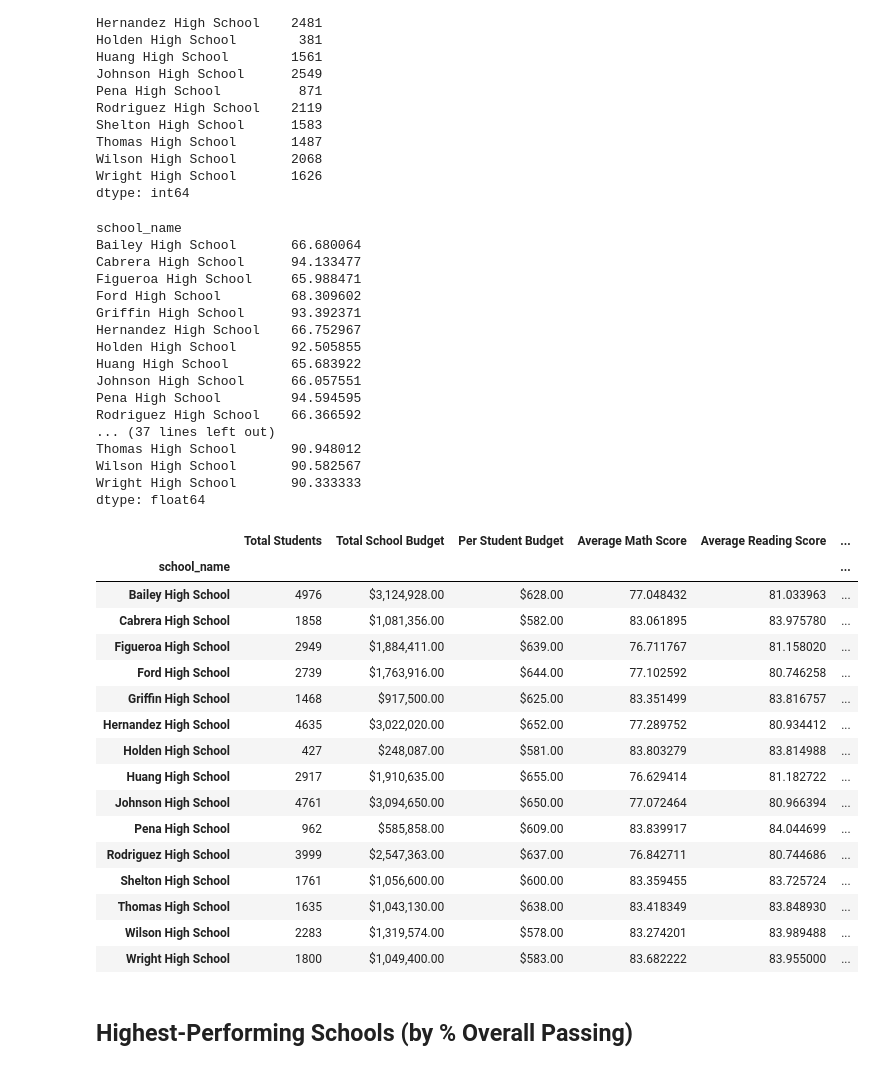
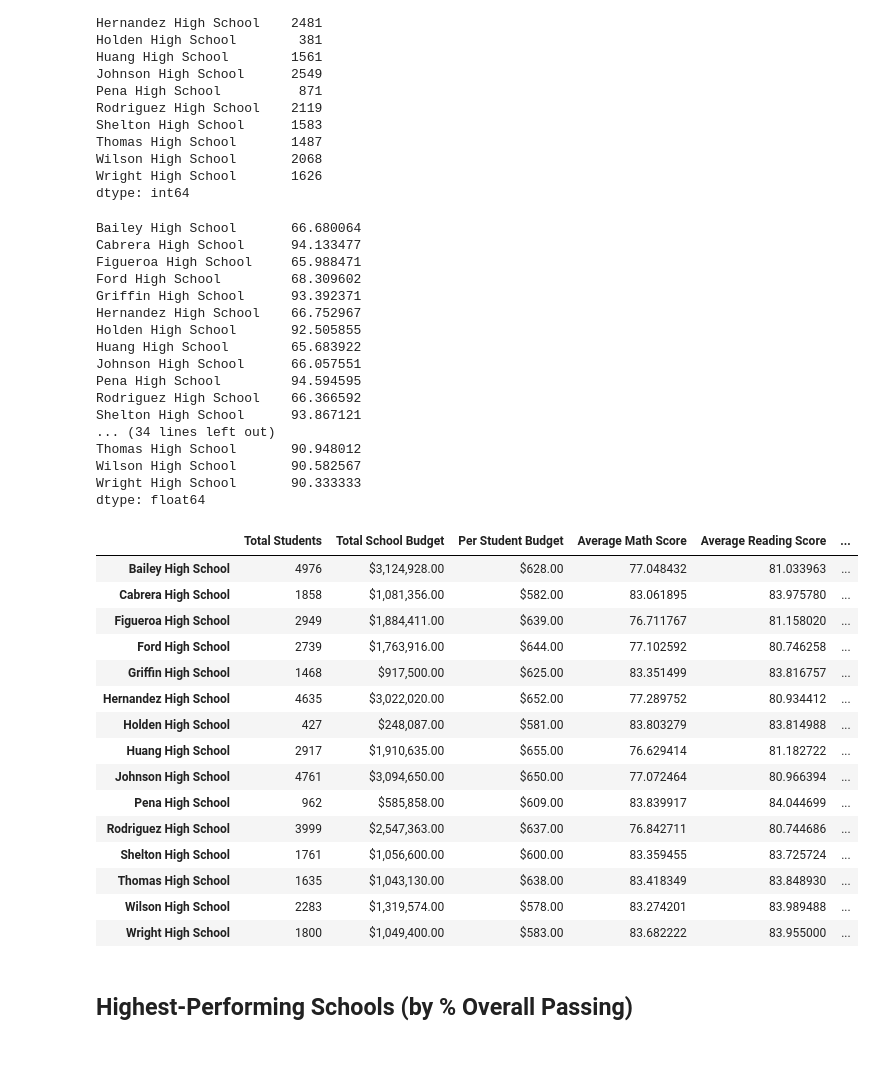
Before and after one commit to NifaCout/PandasChallenge, a Jupyter notebook: PyCitySchools_starter.ipynb, the cells around one changed output. Drawn from its saved outputs; the diff is of its cells as text; code cells hidden in the pictures.

```diff
--- a/PyCitySchools_starter.ipynb
+++ b/PyCitySchools_starter.ipynb
@@ -111,7 +112,6 @@ district_summary
 ## School Summary
 # %%
 # Use the code provided to select all of the school types
-
-school_types = school_data_complete["type"].unique()
+school_types = school_data.set_index(["school_name"])["type"]
 print(school_types)
 # %% [output]
@@ -244,7 +259,7 @@ dtype: int64
 # Calculate the number of students per school with reading scores of 70 or higher
 
 students_passing_reading = school_data_complete[school_data_complete["reading_score"] >= 70].groupby("school_name")["student_name"].count()
-school_students_passing_reading = students_passing_reading
+school_students_passing_reading = school_data_complete[school_data_complete["reading_score"] >=70].groupby("school_name").size()
 print(students_passing_reading)
 print(school_students_passing_reading)
 # %% [output]
@@ -309,7 +324,6 @@ print(per_school_passing_math,'\n')
 print(per_school_passing_reading,'\n')
 print(overall_passing_rate,'\n')
 # %% [output]
-school_name
 Bailey High School       66.680064
 Cabrera High School      94.133477
 Figueroa High School     65.988471
@@ -321,7 +335,8 @@ Huang High School        65.683922
 Johnson High School      66.057551
 Pena High School         94.594595
 Rodriguez High School    66.366592
-... (37 lines left out)
+Shelton High School      93.867121
+... (34 lines left out)
 Thomas High School       90.948012
 Wilson High School       90.582567
 Wright High School       90.333333
@@ -329,29 +344,27 @@ dtype: float64
 # %%
 # Create a DataFrame called `per_school_summary` with columns for the calculations above.
 
 per_school_summary = pd.DataFrame({
     "Total Students": per_school_counts,
     "Total School Budget": per_school_budget,
     "Per Student Budget": per_school_capita,
     "Average Math Score": per_school_math,
     "Average Reading Score": per_school_reading,
     "% Passing Math": per_school_passing_math,
     "% Passing Reading": per_school_passing_reading,
     "% Overall Passing": overall_passing_rate,
-    #"School Types": school_types
-
+    "School Types": school_types
 })
 
 # Formatting
 per_school_summary["Total School Budget"] = per_school_summary["Total School Budget"].map("${:,.2f}".format)
 per_school_summary["Per Student Budget"] = per_school_summary["Per Student Budget"].map("${:,.2f}".format)
 
 
 # Display the DataFrame
 per_school_summary
 # %% [output]
 |  | Total Students | Total School Budget | Per Student Budget | Average Math Score | Average Reading Score | ... |
-| school_name |  |  |  |  |  | ... |
 | Bailey High School | 4976 | $3,124,928.00 | $628.00 | 77.048432 | 81.033963 | ... |
 | Cabrera High School | 1858 | $1,081,356.00 | $582.00 | 83.061895 | 83.975780 | ... |
 | Figueroa High School | 2949 | $1,884,411.00 | $639.00 | 76.711767 | 81.158020 | ... |
```
Also changed, not shown: parts of 11 cells of this notebook.
